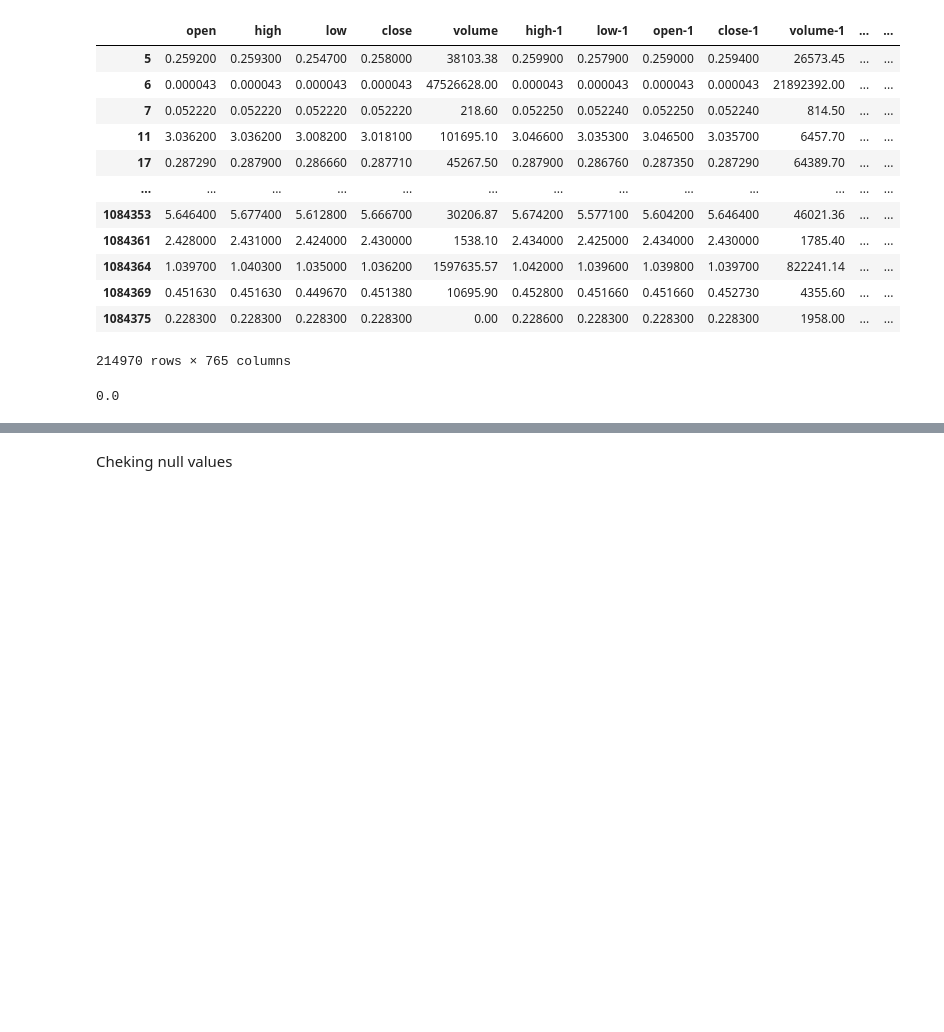
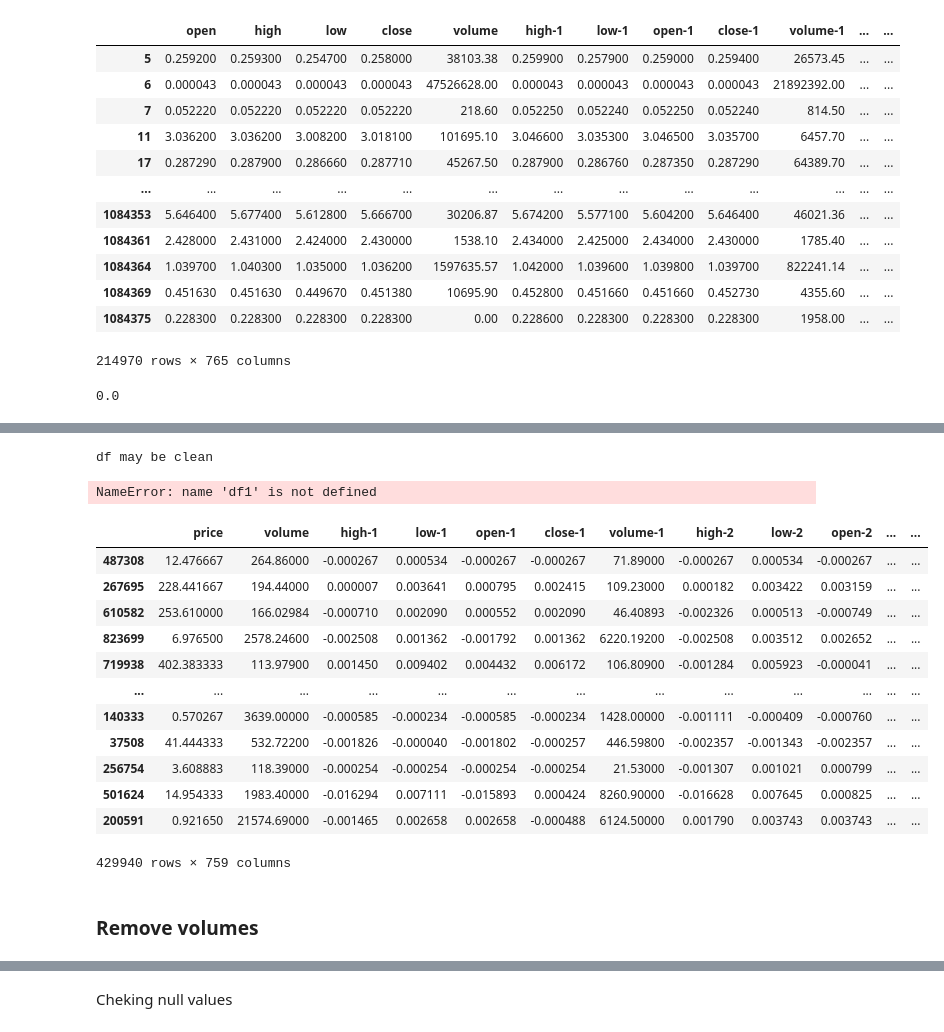
Before and after one commit to AyoubJadouli/Crypto_backtest_tools, a Jupyter notebook: XcryptoAI.ipynb, the cells around one changed output, grey strips where cells are left out. Drawn from its saved outputs; the diff is of its cells as text; code cells hidden in the pictures; blank space fills up the shorter version.

```diff
--- a/XcryptoAI.ipynb
+++ b/XcryptoAI.ipynb
@@ -41,7 +64,7 @@ MetaData = pd.read_csv("D:\+DATA+\MetaData.csv")
 df = pd.read_csv('D:/+DATA+/allok_w15_nosell.csv',index_col=0)
 # %%
 #df=df.drop(columns="sell")
-df=df.drop(columns=["Unnamed: 0"])
+#df=df.drop(columns=["Unnamed: 0"])
 #df.to_csv('D:/+DATA+/allok_w15_nosell.csv')
 # %%
 sys.getsizeof(df)/(1024**2)
@@ -67,3 +92,31 @@ df[df['buy']==1]
 df.iloc[1000037]["buy"]
 # %% [output]
 0.0
+# %%
+VolRemover=["volume","volume-1","BTC_volume-1"]
+for key in df.keys():
+    if key.find("volume-1_") != -1 :
+        VolRemover.append(key)
+
+    df=pd.concat([df1,df0],axis=0).drop(columns=VolRemover)
+
+high_weight=3
+df["high"]=(df["open"]+high_weight*df["high"]+df["low"]+df["close"])/(3+high_weight)
+df.rename(columns={"high":"price"},inplace = True)
+df["BTC_high"]=(df["BTC_open"]+high_weight*df["BTC_high"]+df["BTC_low"]+df["BTC_close"])/(3+high_weight)
+df.rename(columns={"BTC_high":"BTC_price"},inplace = True)
+df2=df.drop(columns=["BTC_open","BTC_low","BTC_close","open","low","close"])
+del(df)
+df=df2
+#del(df2)
+for key in df.keys():
+    if key.find("BTC")!=-1 and (key.find("open")!=-1 or
+    key.find("high")!=-1 or key.find("low")!=-1 or key.find("close")!=-1):
+        df[key]=(df["BTC_price"]-df[key])/df["BTC_price"]
+    if key.find("BTC")==-1 and (key.find("open")!=-1 or
+    key.find("high")!=-1 or key.find("low")!=-1 or key.find("close")!=-1):
+        df[key]=(df["price"]-df[key])/df["price"]
+
+df1=df[df["buy"]==1]
+df0=df[df["buy"]==0].iloc[0:len(df1)]
+#del(df)
@@ -69,0 +128,35 @@ df.iloc[1000037]["buy"]
+# %%
+try:
+    df=pd.concat([df1,df0],axis=0).drop(columns=['volume-1', 'volume-1','close','BTC_volume-1', 'BTC_volume-1','BTC_volume-1'])
+except:
+    df=pd.concat([df1,df0],axis=0)
+    print("df may be clean")
+# %% [output]
+df may be clean
+# %%
+del(df1)
+del(df0)
+# %% [output]
+NameError: name 'df1' is not defined
+# %%
+df=df.reindex(np.random.permutation(df.index))
+df=df.reindex(np.random.permutation(df.index))
+df=df.reindex(np.random.permutation(df.index))
+sys.getsizeof(df)/(1024**2)
+df
+# %% [output]
+|  | price | volume | high-1 | low-1 | open-1 | close-1 | volume-1 | high-2 | low-2 | open-2 | ... | ... |
+| 487308 | 12.476667 | 264.86000 | -0.000267 | 0.000534 | -0.000267 | -0.000267 | 71.89000 | -0.000267 | 0.000534 | -0.000267 | ... | ... |
+| 267695 | 228.441667 | 194.44000 | 0.000007 | 0.003641 | 0.000795 | 0.002415 | 109.23000 | 0.000182 | 0.003422 | 0.003159 | ... | ... |
+| 610582 | 253.610000 | 166.02984 | -0.000710 | 0.002090 | 0.000552 | 0.002090 | 46.40893 | -0.002326 | 0.000513 | -0.000749 | ... | ... |
+| 823699 | 6.976500 | 2578.24600 | -0.002508 | 0.001362 | -0.001792 | 0.001362 | 6220.19200 | -0.002508 | 0.003512 | 0.002652 | ... | ... |
+| 719938 | 402.383333 | 113.97900 | 0.001450 | 0.009402 | 0.004432 | 0.006172 | 106.80900 | -0.001284 | 0.005923 | -0.000041 | ... | ... |
+| ... | ... | ... | ... | ... | ... | ... | ... | ... | ... | ... | ... | ... |
+| 140333 | 0.570267 | 3639.00000 | -0.000585 | -0.000234 | -0.000585 | -0.000234 | 1428.00000 | -0.001111 | -0.000409 | -0.000760 | ... | ... |
+| 37508 | 41.444333 | 532.72200 | -0.001826 | -0.000040 | -0.001802 | -0.000257 | 446.59800 | -0.002357 | -0.001343 | -0.002357 | ... | ... |
+| 256754 | 3.608883 | 118.39000 | -0.000254 | -0.000254 | -0.000254 | -0.000254 | 21.53000 | -0.001307 | 0.001021 | 0.000799 | ... | ... |
+| 501624 | 14.954333 | 1983.40000 | -0.016294 | 0.007111 | -0.015893 | 0.000424 | 8260.90000 | -0.016628 | 0.007645 | 0.000825 | ... | ... |
+| 200591 | 0.921650 | 21574.69000 | -0.001465 | 0.002658 | 0.002658 | -0.000488 | 6124.50000 | 0.001790 | 0.003743 | 0.003743 | ... | ... |
+429940 rows × 759 columns
+# %% [markdown]
+### Remove volumes
```
Also changed, not shown: parts of 42 cells of this notebook, 7 other files.
